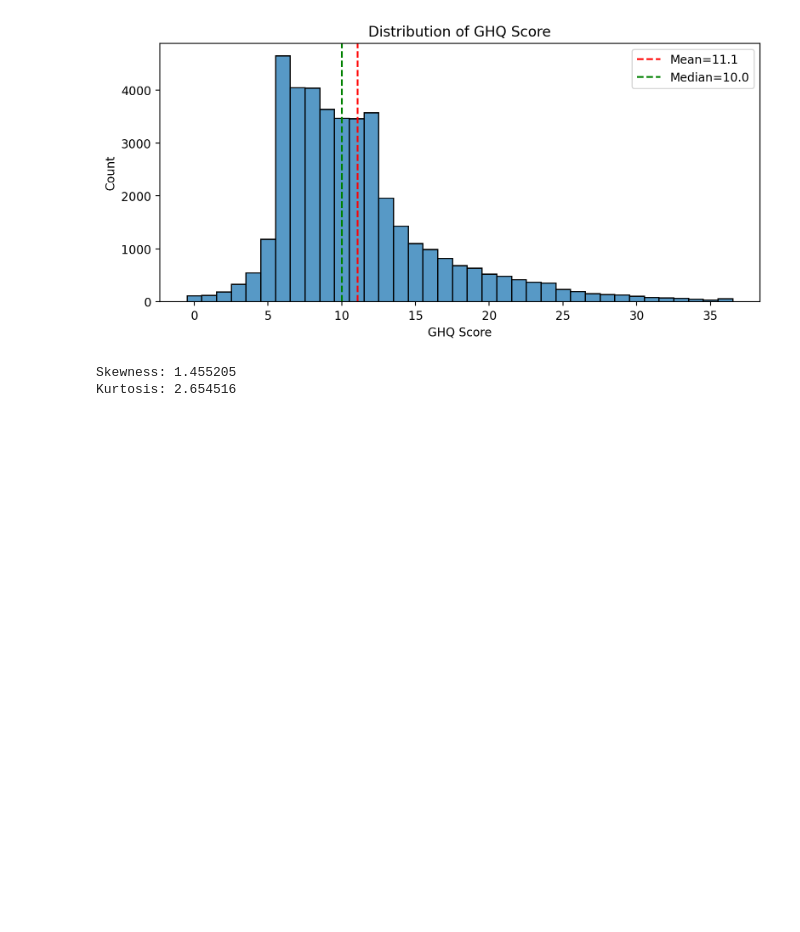
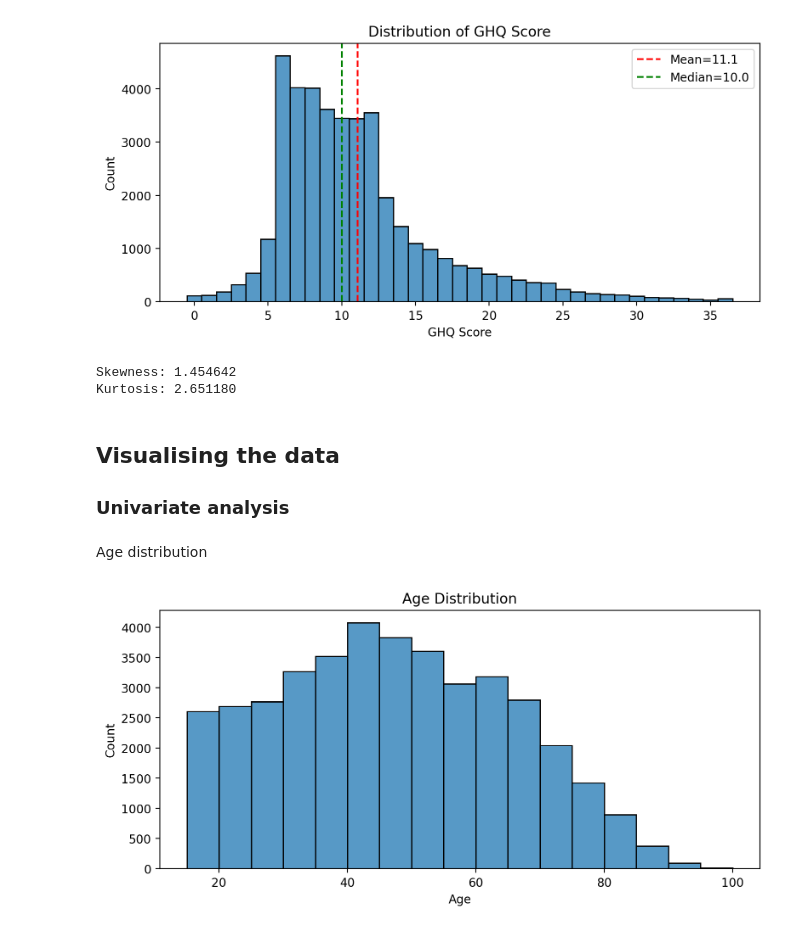
Before and after one commit to arikatz123/ukhls_informal_institutions_project, a Jupyter notebook: notebooks/refined_data_processing.ipynb, the cells around one changed output. Cells and saved outputs as stored; diff of their text form; code cells hidden in the pictures; blank space fills up the shorter version.

Commit message:
visualisations

```diff
--- a/notebooks/refined_data_processing.ipynb
+++ b/notebooks/refined_data_processing.ipynb
@@ -66,0 +107,10 @@ Shape after dropping waves: (40509, 18)
+# %%
+# Record shape before dropping rows with missing or negative values
+initial_shape = df.shape
+
+# Drop rows with any missing or negative values
+df = df.dropna()
+df = df[(df.select_dtypes(include=['number']) >= 0).all(axis=1)]
+
+print("Shape after dropping rows with missing or negative values:", df.shape)
+print("Number of rows dropped:", initial_shape[0] - df.shape[0])
@@ -98,8 +201,32 @@ plt.show()
 # %% [output]
 [figure]
 # %%
-print("Skewness: %f" %Y.skew())
-print("Kurtosis: %f" %Y.kurt())
+print("Skewness: %f" %Y_processed.skew())
+print("Kurtosis: %f" %Y_processed.kurt())
 # %% [output]
-Skewness: 1.455205
-Kurtosis: 2.654516
+Skewness: 1.454642
+Kurtosis: 2.651180
+# %% [markdown]
+## Visualising the data
+
+### Univariate analysis
+# %% [markdown]
+Age distribution
+# %%
+
+col = 'age_dv'
+age_min = X[col].min()
+age_max = X[col].max()
+
+# bins of width 5, starting from the min value
+bins = np.arange(age_min, age_max + 5, 5)
+
+plt.figure(figsize=(8, 4))
+sns.histplot(X[col], bins=bins, kde=False, color='C0')
+plt.title('Age Distribution')
+plt.xlabel('Age')
+plt.ylabel('Count')
+plt.tight_layout()
+plt.show()
+# %% [output]
+[figure, added]
```
Also changed, not shown: parts of 19 cells of this notebook.
